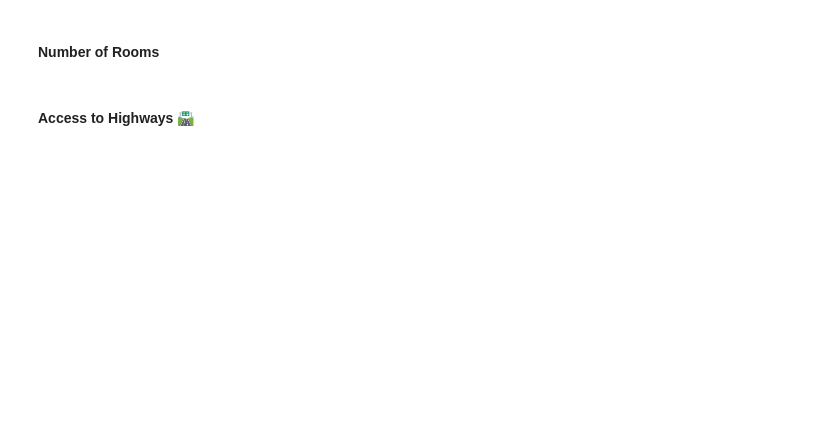
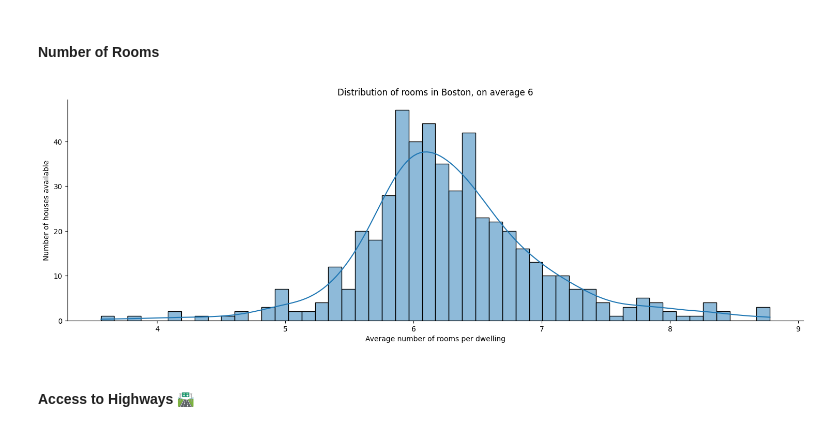
Before and after one commit to juandrzej/100days_of_code, a Jupyter notebook: 100days_of_code_day81_boston_house_prices/Multivariable_Regression_and_Valuation_Model.ipynb, the cells around one changed output. Cells and saved outputs as stored; diff of their text form; code cells hidden in the pictures; blank space fills up the shorter version.

```diff
--- a/100days_of_code_day81_boston_house_prices/Multivariable_Regression_and_Valuation_Model.ipynb
+++ b/100days_of_code_day81_boston_house_prices/Multivariable_Regression_and_Valuation_Model.ipynb
@@ -155,4 +168,17 @@ graph.set_titles(f"Houses prices in 1970s Boston, on average ${data['PRICE'].mea
 # %% [markdown]
 #### Number of Rooms
+# %%
+graph = sns.displot(
+        data=data['RM'],
+        kde=True,
+        aspect=3,
+        bins=50
+    )
+
+graph.set_axis_labels("Average number of rooms per dwelling", "Number of houses available")
+plt.title(f"Distribution of rooms in Boston, on average {data['RM'].mean():.0f}")
+plt.show()
+# %% [output]
+[figure, added]
 # %% [markdown]
 #### Access to Highways 🛣
```
Also changed, not shown: parts of 4 cells of this notebook.
